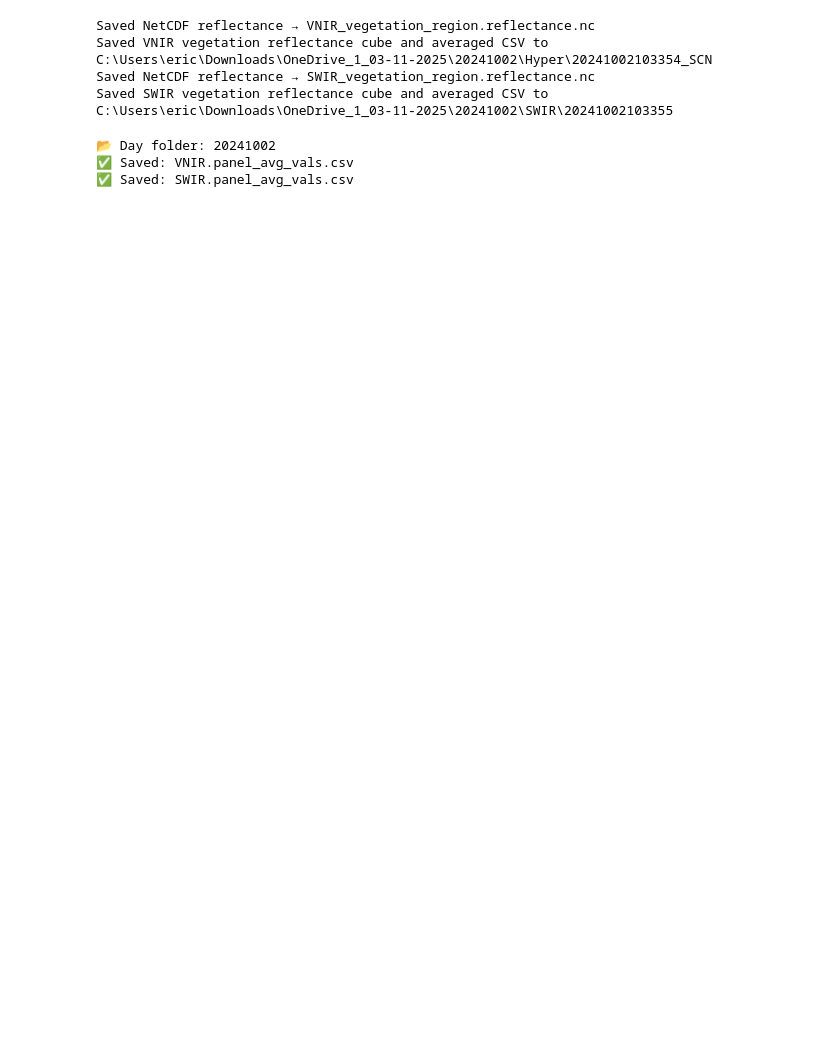
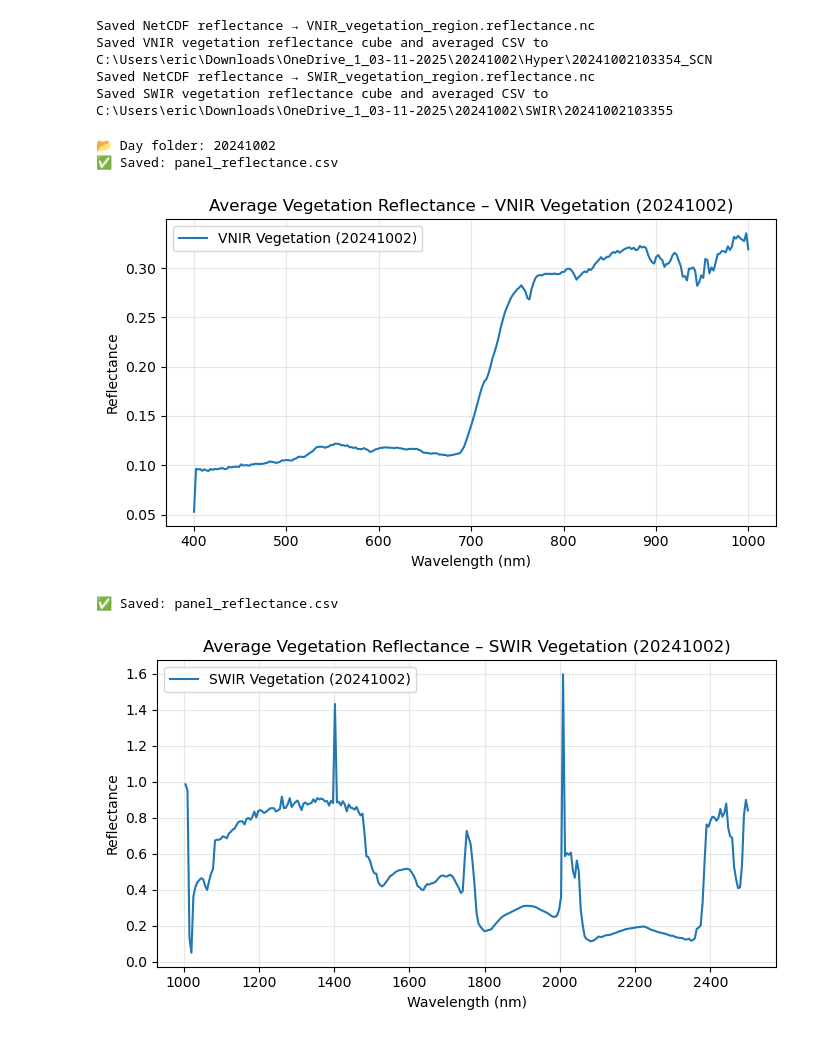
Before and after one commit to Eric-git-999/Hyper_spectra_automation, a Jupyter notebook: Auto_spectra.ipynb, the cells around one changed output. Saved outputs shown, nothing was run; the diff lists cells and outputs as text; code cells hidden in the pictures; blank space fills up the shorter version.

```diff
--- a/Auto_spectra.ipynb
+++ b/Auto_spectra.ipynb
@@ -463,36 +515,38 @@ def review_netcdf_outputs(root_dir: Path):
     """Traverse all day folders, summarise VNIR/SWIR .nc outputs."""
     day_folders = [p for p in root_dir.iterdir() if p.is_dir() and p.name.isdigit()]
 
     for day in sorted(day_folders):
         print(f"\n📂 Day folder: {day.name}")
 
         # VNIR section
         vnir_path = day / "Hyper"
         if vnir_path.exists():
             scn_folders = [p for p in vnir_path.iterdir() if p.is_dir()]
             for scn in scn_folders:
-                panel_nc = scn / "VNIR.panel.reflectance.nc"
-                veg_nc = scn / "VNIR_averaged_vegetation_reflectance.nc"
+                panel_nc = scn / "panel_reflectance.nc"
+                veg_nc = scn / "VNIR_vegetation_region.reflectance.nc"
                 if panel_nc.exists():
                     df_vnir = load_and_average_panel(panel_nc)
                 if veg_nc.exists():
                     load_and_plot_veg(veg_nc, f"VNIR Vegetation ({day.name})")
 
         # SWIR section
         swir_path = day / "SWIR"
         if swir_path.exists():
             scan_folders = [p for p in swir_path.iterdir() if p.is_dir()]
             for scan in scan_folders:
-                panel_nc = scan / "SWIR.panel.reflectance.nc"
-                veg_nc = scan / "SWIR_averaged_vegetation_reflectance.nc"
+                panel_nc = scan / "panel_reflectance.nc"
+                veg_nc = scan / "SWIR_vegetation_region.reflectance.nc"
                 if panel_nc.exists():
                     df_swir = load_and_average_panel(panel_nc)
                 if veg_nc.exists():
                     load_and_plot_veg(veg_nc, f"SWIR Vegetation ({day.name})")
 
 # === Run the review ===
 review_netcdf_outputs(ROOT_DIR)
 # %% [output]
 📂 Day folder: 20241002
-✅ Saved: VNIR.panel_avg_vals.csv
-✅ Saved: SWIR.panel_avg_vals.csv
+✅ Saved: panel_reflectance.csv
+[figure, added]
+✅ Saved: panel_reflectance.csv
+[figure, added]
```
Also changed, not shown: parts of 5 cells of this notebook, 1 other file.
